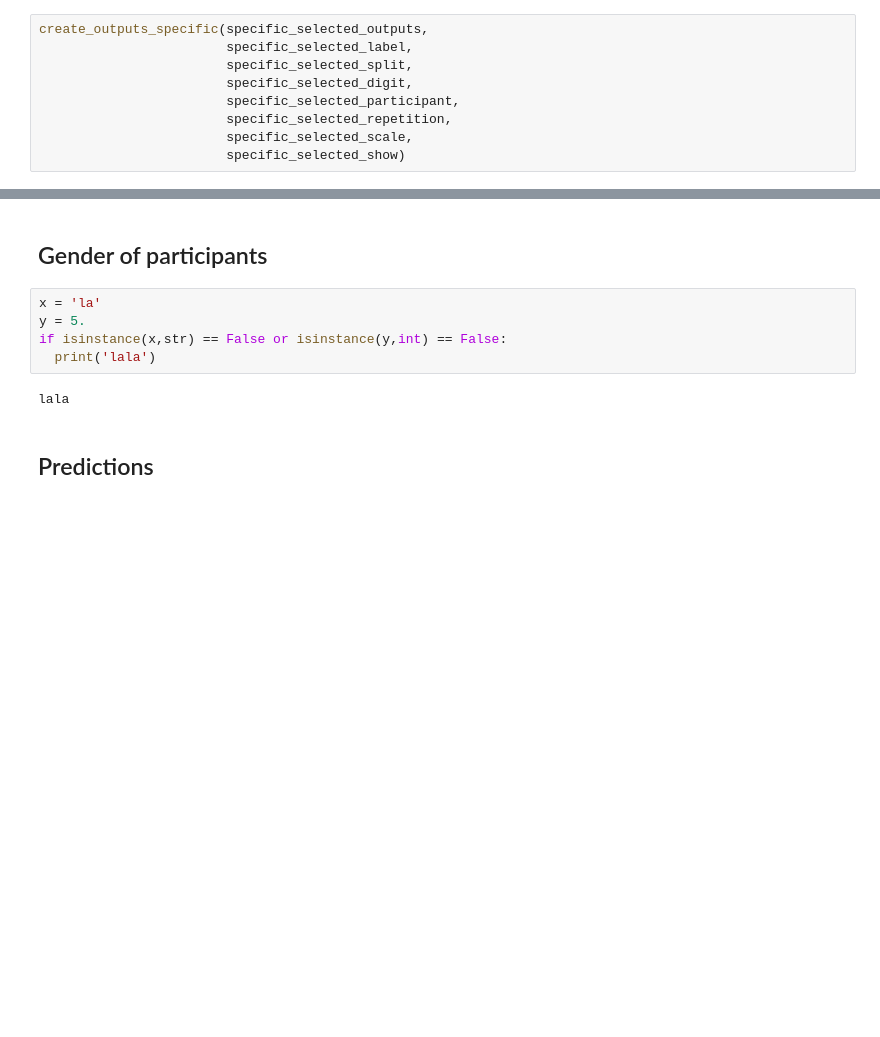
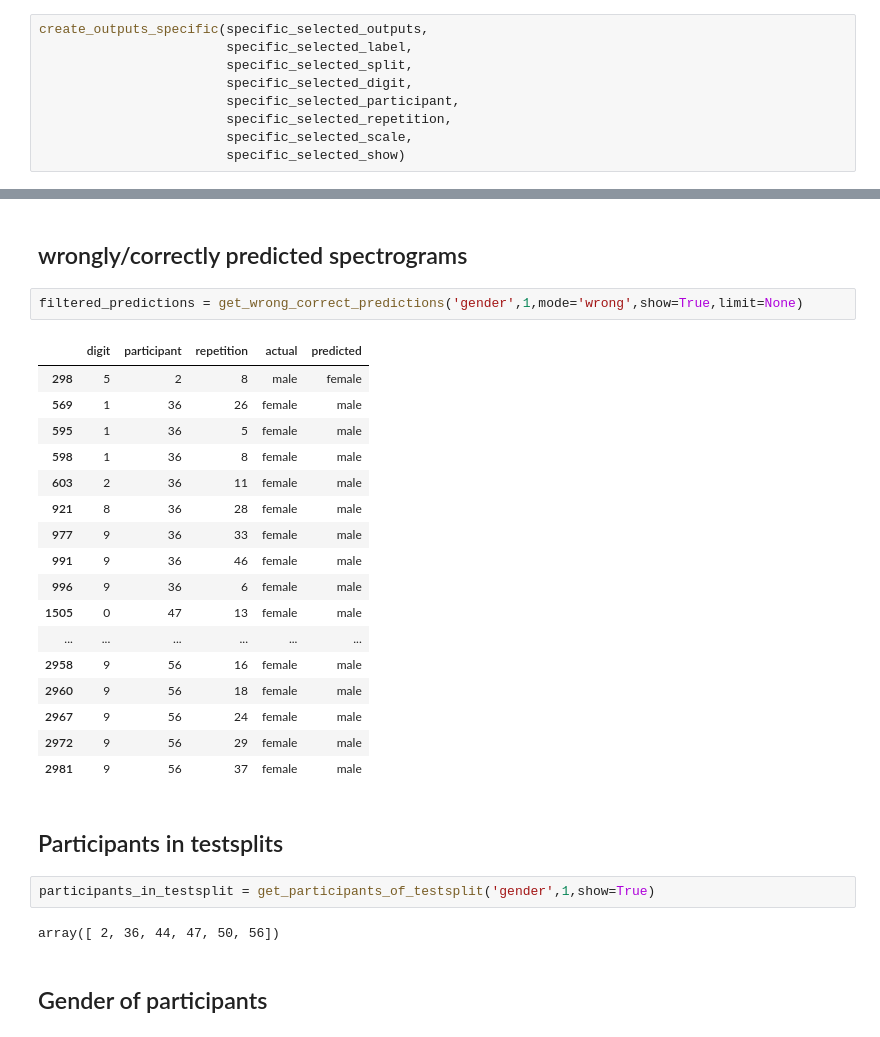
Before and after one commit to lutschdig/XAI_spec_AudioMNIST, a Jupyter notebook: 02_XAI_methods.ipynb, the cells around one changed output, grey strips where cells are left out. Drawn from its saved outputs; the diff is of its cells as text; blank space fills up the shorter version.

```diff
--- a/02_XAI_methods.ipynb
+++ b/02_XAI_methods.ipynb
@@ -543,11 +597,30 @@ create_outputs_specific(specific_selected_outputs,
+# %% [markdown]
+## wrongly/correctly predicted spectrograms
+# %%
+filtered_predictions = get_wrong_correct_predictions('gender',1,mode='wrong',show=True,limit=None)
+# %% [output]
+|  | digit | participant | repetition | actual | predicted |
+| 298 | 5 | 2 | 8 | male | female |
+| 569 | 1 | 36 | 26 | female | male |
+| 595 | 1 | 36 | 5 | female | male |
+| 598 | 1 | 36 | 8 | female | male |
+| 603 | 2 | 36 | 11 | female | male |
+| 921 | 8 | 36 | 28 | female | male |
+| 977 | 9 | 36 | 33 | female | male |
+| 991 | 9 | 36 | 46 | female | male |
+| 996 | 9 | 36 | 6 | female | male |
+| 1505 | 0 | 47 | 13 | female | male |
+| ... | ... | ... | ... | ... | ... |
+| 2958 | 9 | 56 | 16 | female | male |
+| 2960 | 9 | 56 | 18 | female | male |
+| 2967 | 9 | 56 | 24 | female | male |
+| 2972 | 9 | 56 | 29 | female | male |
+| 2981 | 9 | 56 | 37 | female | male |
+# %% [markdown]
+## Participants in testsplits
+# %%
+participants_in_testsplit = get_participants_of_testsplit('gender',1,show=True)
+# %% [output]
+array([ 2, 36, 44, 47, 50, 56])
 # %% [markdown]
 ## Gender of participants
-# %%
-x = 'la'
-y = 5.
-if isinstance(x,str) == False or isinstance(y,int) == False:
-  print('lala')
-# %% [output]
-lala
-# %% [markdown]
-## Predictions
```
Also changed, not shown: parts of 13 cells of this notebook, 1 other file.
